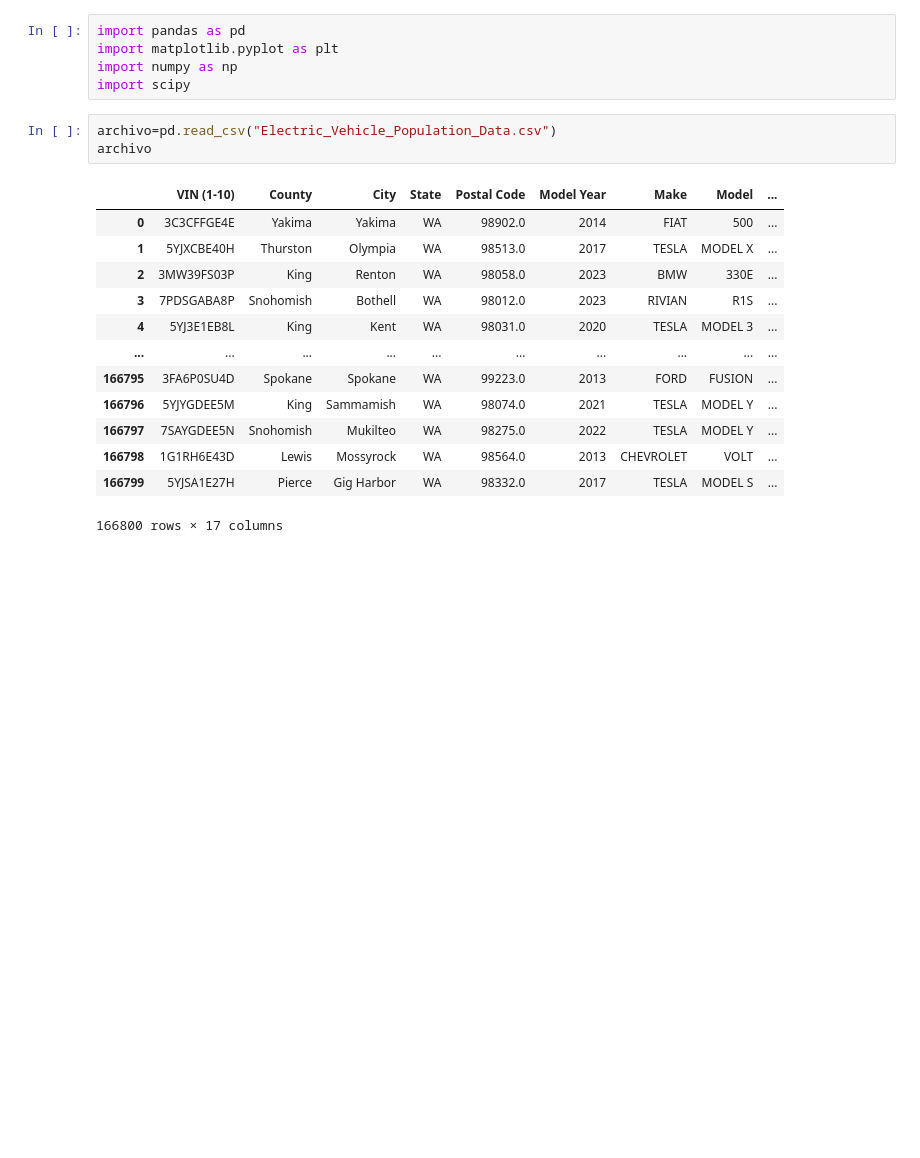
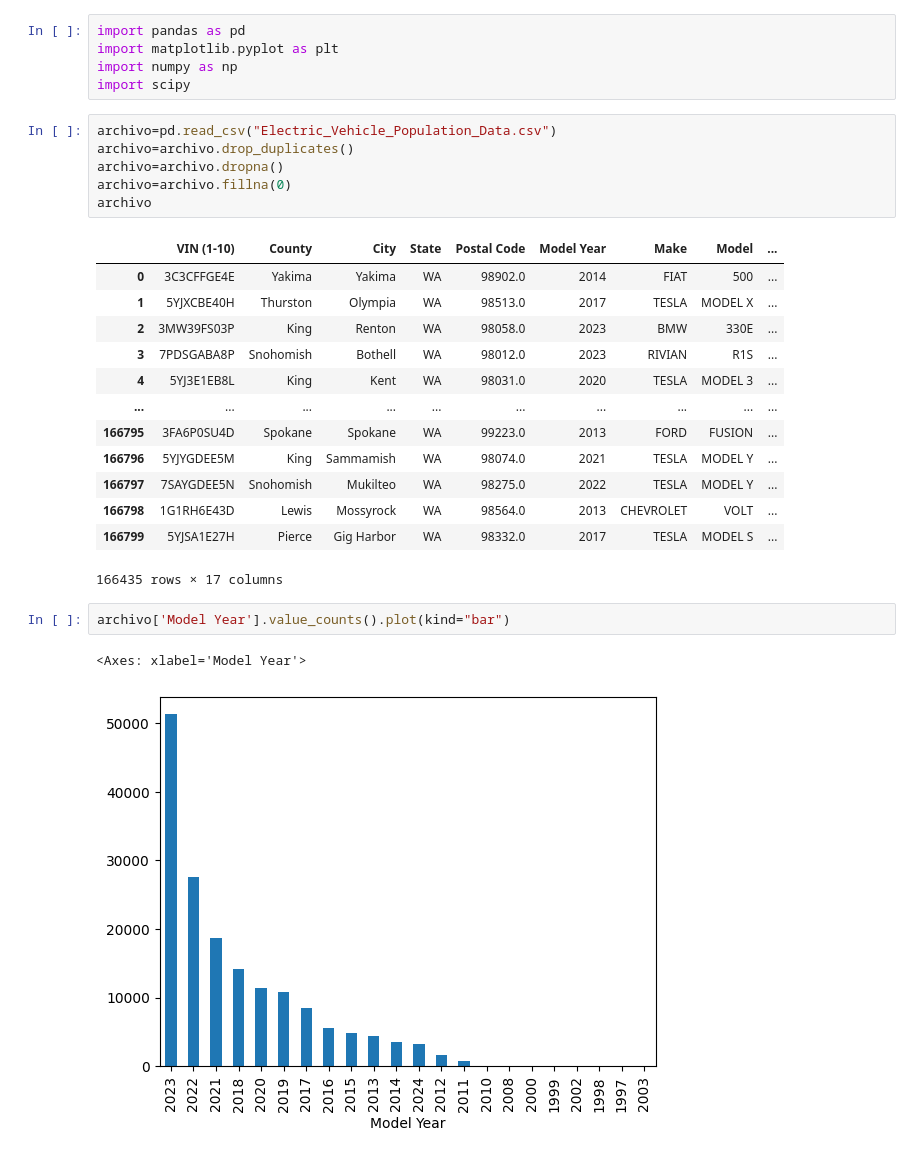
Before and after one commit to Dustin1904/PruebaSegundoBimestre, a Jupyter notebook: Prueba segundo Bimestre/archive/Untitled.ipynb, the cells around one changed output. Drawn from its saved outputs; the diff is of its cells as text; blank space fills up the shorter version.

```diff
--- a/Prueba segundo Bimestre/archive/Untitled.ipynb
+++ b/Prueba segundo Bimestre/archive/Untitled.ipynb
@@ -5,6 +5,9 @@ import numpy as np
 import scipy
 # %%
 archivo=pd.read_csv("Electric_Vehicle_Population_Data.csv")
+archivo=archivo.drop_duplicates()
+archivo=archivo.dropna()
+archivo=archivo.fillna(0)
 archivo
 # %% [output]
 |  | VIN (1-10) | County | City | State | Postal Code | Model Year | Make | Model | ... |
@@ -19,4 +22,9 @@ archivo
 | 166797 | 7SAYGDEE5N | Snohomish | Mukilteo | WA | 98275.0 | 2022 | TESLA | MODEL Y | ... |
 | 166798 | 1G1RH6E43D | Lewis | Mossyrock | WA | 98564.0 | 2013 | CHEVROLET | VOLT | ... |
 | 166799 | 5YJSA1E27H | Pierce | Gig Harbor | WA | 98332.0 | 2017 | TESLA | MODEL S | ... |
-166800 rows × 17 columns
+166435 rows × 17 columns
+# %%
+archivo['Model Year'].value_counts().plot(kind="bar")
+# %% [output]
+<Axes: xlabel='Model Year'>
+[figure, added]
```
Also changed, not shown: parts of 10 cells of this notebook.
